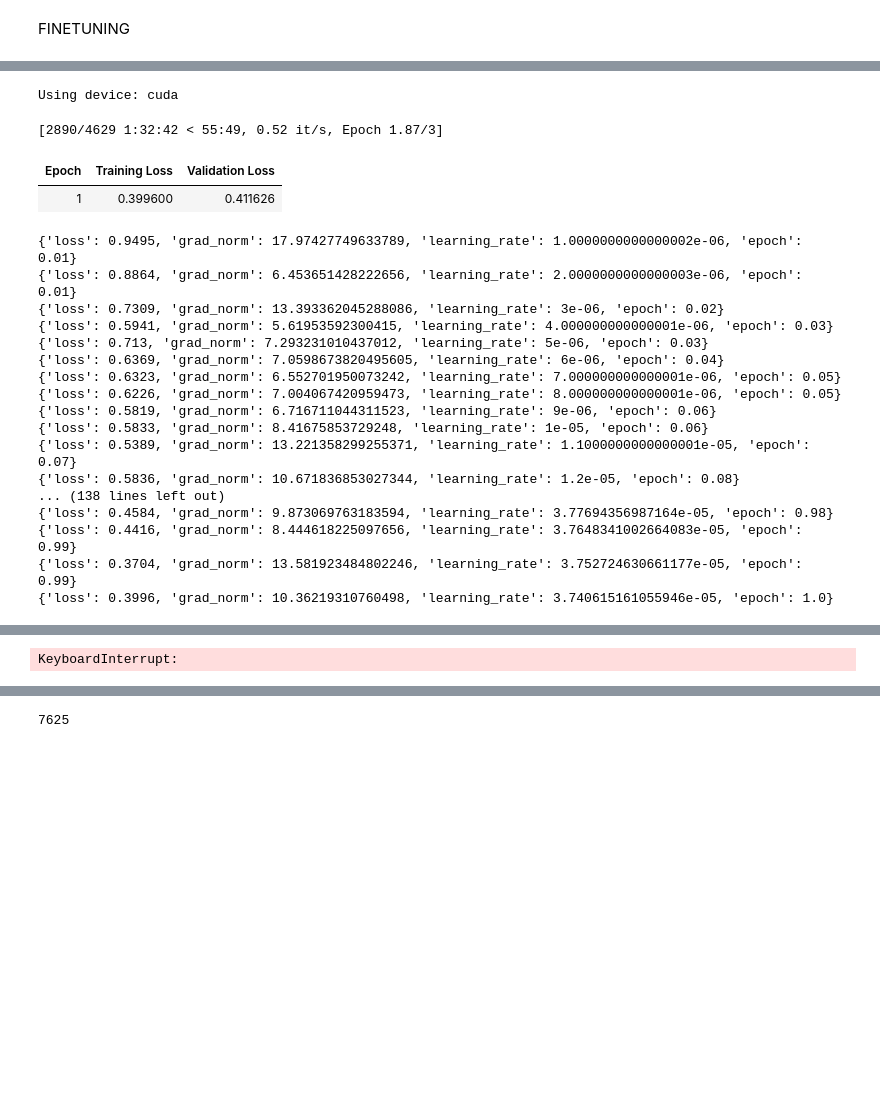
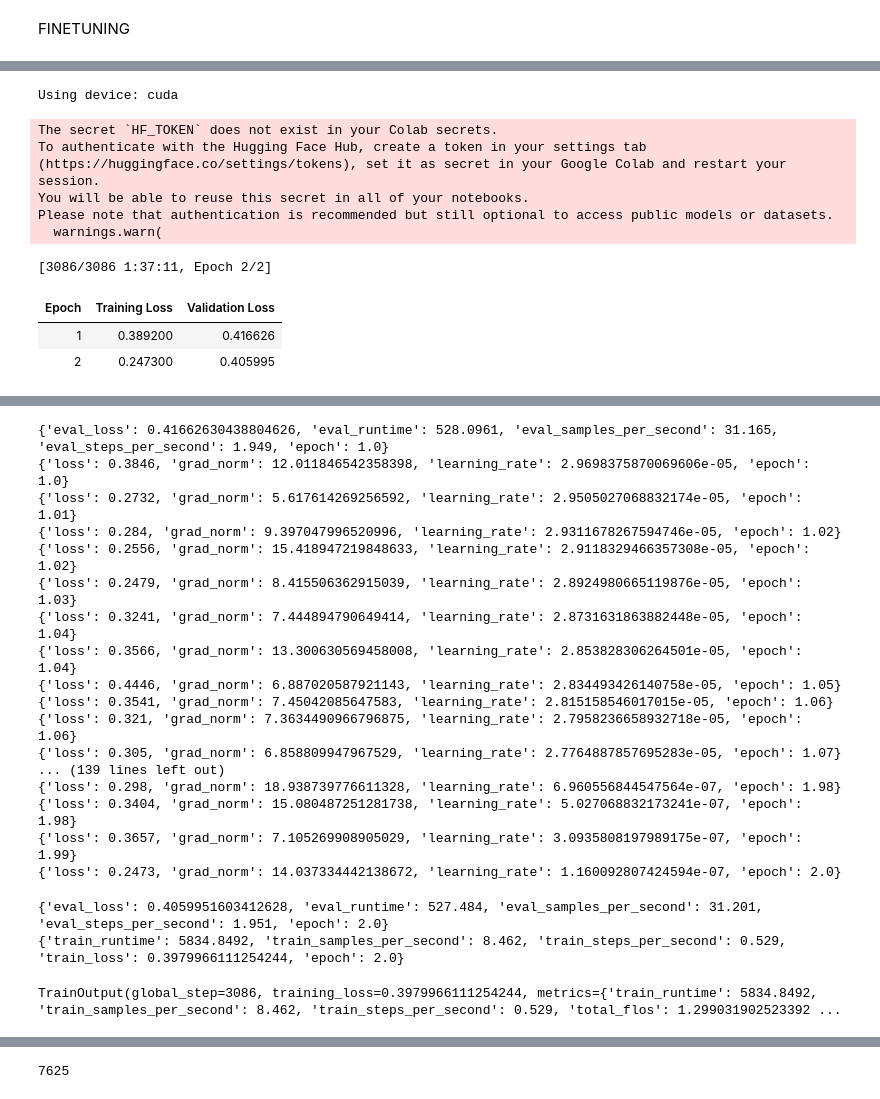
Before and after one commit to AmorosoLaura/XAI_project, a Jupyter notebook: 2_training_and_classification/training_finetuining_roberta.ipynb, the cells around one changed output, grey strips where cells are left out. Saved outputs shown, nothing was run; the diff lists cells and outputs as text; code cells hidden in the pictures; blank space fills up the shorter version.

```diff
--- a/2_training_and_classification/training_finetuining_roberta.ipynb
+++ b/2_training_and_classification/training_finetuining_roberta.ipynb
@@ -84,8 +64,8 @@ device = torch.device('cuda' if torch.cuda.is_available() else 'cpu')
 print('Using device:', device)
 
 # Load your dataset
-df_test = pd.read_csv('../data/original_dataset/test_hate_dataset.csv')
-df_train = pd.read_csv('../data/original_dataset/train_hate_dataset.csv')
+df_test = pd.read_csv('test_hate_dataset.csv')
+df_train = pd.read_csv('train_hate_dataset.csv')
 
 # Create binary labels: 0 for non-hate speech (offensive and neither), 1 for hate speech
 df_test['label'] = df_test['label'].apply(lambda x: 1 if x == 'hate' else 0)
@@ -121,50 +101,39 @@ class HateSpeechDataset(torch.utils.data.Dataset):
 # Create the datasets
 train_dataset = HateSpeechDataset(train_encodings, train_labels.values) # Remove .to(device) here
 test_dataset = HateSpeechDataset(test_encodings, test_labels.values) # Remove .to(device) here
 
 # Define the training arguments
 training_args = TrainingArguments(
     output_dir='./results',          # output directory
-    num_train_epochs=3,              # number of training epochs
+    num_train_epochs=2,              # number of training epochs
     per_device_train_batch_size=16,  # batch size for training
     per_device_eval_batch_size=16,   # batch size for evaluation
     warmup_steps=500,                # number of warmup steps for learning rate scheduler
     weight_decay=0.01,               # strength of weight decay
     logging_dir='./logs',            # directory for storing logs
     logging_steps=10,
     evaluation_strategy="epoch"      # evaluate at the end of each epoch
 )
 
 # Define the Trainer
 trainer = Trainer(
     model=model,                         # the instantiated 🤗 Transformers model to be trained
     args=training_args,                  # training arguments, defined above
     train_dataset=train_dataset,         # training dataset
     eval_dataset=test_dataset,           # evaluation dataset
     callbacks=[ProgressCallback()]       # list of callbacks to apply during training
 )
 
 # Train the model
 trainer.train()
 # %% [output]
 Using device: cuda
-[2890/4629 1:32:42 < 55:49, 0.52 it/s, Epoch 1.87/3]
+The secret `HF_TOKEN` does not exist in your Colab secrets.
+To authenticate with the Hugging Face Hub, create a token in your settings tab (https://huggingface.co/settings/tokens), set it as secret in your Google Colab and restart your session.
+You will be able to reuse this secret in all of your notebooks.
+Please note that authentication is recommended but still optional to access public models or datasets.
+  warnings.warn(
+[3086/3086 1:37:11, Epoch 2/2]
 | Epoch | Training Loss | Validation Loss |
-| 1 | 0.399600 | 0.411626 |
+| 1 | 0.389200 | 0.416626 |
+| 2 | 0.247300 | 0.405995 |
-{'loss': 0.9495, 'grad_norm': 17.97427749633789, 'learning_rate': 1.0000000000000002e-06, 'epoch': 0.01}
-{'loss': 0.8864, 'grad_norm': 6.453651428222656, 'learning_rate': 2.0000000000000003e-06, 'epoch': 0.01}
-{'loss': 0.7309, 'grad_norm': 13.393362045288086, 'learning_rate': 3e-06, 'epoch': 0.02}
-{'loss': 0.5941, 'grad_norm': 5.61953592300415, 'learning_rate': 4.000000000000001e-06, 'epoch': 0.03}
-{'loss': 0.713, 'grad_norm': 7.293231010437012, 'learning_rate': 5e-06, 'epoch': 0.03}
-{'loss': 0.6369, 'grad_norm': 7.0598673820495605, 'learning_rate': 6e-06, 'epoch': 0.04}
-{'loss': 0.6323, 'grad_norm': 6.552701950073242, 'learning_rate': 7.000000000000001e-06, 'epoch': 0.05}
-{'loss': 0.6226, 'grad_norm': 7.004067420959473, 'learning_rate': 8.000000000000001e-06, 'epoch': 0.05}
-{'loss': 0.5819, 'grad_norm': 6.716711044311523, 'learning_rate': 9e-06, 'epoch': 0.06}
-{'loss': 0.5833, 'grad_norm': 8.41675853729248, 'learning_rate': 1e-05, 'epoch': 0.06}
-{'loss': 0.5389, 'grad_norm': 13.221358299255371, 'learning_rate': 1.1000000000000001e-05, 'epoch': 0.07}
-{'loss': 0.5836, 'grad_norm': 10.671836853027344, 'learning_rate': 1.2e-05, 'epoch': 0.08}
-... (138 lines left out)
-{'loss': 0.4584, 'grad_norm': 9.873069763183594, 'learning_rate': 3.77694356987164e-05, 'epoch': 0.98}
-{'loss': 0.4416, 'grad_norm': 8.444618225097656, 'learning_rate': 3.7648341002664083e-05, 'epoch': 0.99}
-{'loss': 0.3704, 'grad_norm': 13.581923484802246, 'learning_rate': 3.752724630661177e-05, 'epoch': 0.99}
-{'loss': 0.3996, 'grad_norm': 10.36219310760498, 'learning_rate': 3.740615161055946e-05, 'epoch': 1.0}
@@ -188,4 +157,23 @@ Using device: cuda
-KeyboardInterrupt:
+{'eval_loss': 0.41662630438804626, 'eval_runtime': 528.0961, 'eval_samples_per_second': 31.165, 'eval_steps_per_second': 1.949, 'epoch': 1.0}
+{'loss': 0.3846, 'grad_norm': 12.011846542358398, 'learning_rate': 2.9698375870069606e-05, 'epoch': 1.0}
+{'loss': 0.2732, 'grad_norm': 5.617614269256592, 'learning_rate': 2.9505027068832174e-05, 'epoch': 1.01}
+{'loss': 0.284, 'grad_norm': 9.397047996520996, 'learning_rate': 2.9311678267594746e-05, 'epoch': 1.02}
+{'loss': 0.2556, 'grad_norm': 15.418947219848633, 'learning_rate': 2.9118329466357308e-05, 'epoch': 1.02}
+{'loss': 0.2479, 'grad_norm': 8.415506362915039, 'learning_rate': 2.8924980665119876e-05, 'epoch': 1.03}
+{'loss': 0.3241, 'grad_norm': 7.444894790649414, 'learning_rate': 2.8731631863882448e-05, 'epoch': 1.04}
+{'loss': 0.3566, 'grad_norm': 13.300630569458008, 'learning_rate': 2.853828306264501e-05, 'epoch': 1.04}
+{'loss': 0.4446, 'grad_norm': 6.887020587921143, 'learning_rate': 2.834493426140758e-05, 'epoch': 1.05}
+{'loss': 0.3541, 'grad_norm': 7.45042085647583, 'learning_rate': 2.815158546017015e-05, 'epoch': 1.06}
+{'loss': 0.321, 'grad_norm': 7.3634490966796875, 'learning_rate': 2.7958236658932718e-05, 'epoch': 1.06}
+{'loss': 0.305, 'grad_norm': 6.858809947967529, 'learning_rate': 2.7764887857695283e-05, 'epoch': 1.07}
+... (139 lines left out)
+{'loss': 0.298, 'grad_norm': 18.938739776611328, 'learning_rate': 6.960556844547564e-07, 'epoch': 1.98}
+{'loss': 0.3404, 'grad_norm': 15.080487251281738, 'learning_rate': 5.027068832173241e-07, 'epoch': 1.98}
+{'loss': 0.3657, 'grad_norm': 7.105269908905029, 'learning_rate': 3.0935808197989175e-07, 'epoch': 1.99}
+{'loss': 0.2473, 'grad_norm': 14.037334442138672, 'learning_rate': 1.160092807424594e-07, 'epoch': 2.0}
+{'eval_loss': 0.4059951603412628, 'eval_runtime': 527.484, 'eval_samples_per_second': 31.201, 'eval_steps_per_second': 1.951, 'epoch': 2.0}
+{'train_runtime': 5834.8492, 'train_samples_per_second': 8.462, 'train_steps_per_second': 0.529, 'train_loss': 0.3979966111254244, 'epoch': 2.0}
+TrainOutput(global_step=3086, training_loss=0.3979966111254244, metrics={'train_runtime': 5834.8492, 'train_samples_per_second': 8.462, 'train_steps_per_second': 0.529, 'total_flos': 1.299031902523392 ...
 # %%
 # Evaluate the model
 predictions, labels, _ = trainer.predict(test_dataset)
```
Also changed, not shown: parts of 7 cells of this notebook, 14 other files.
